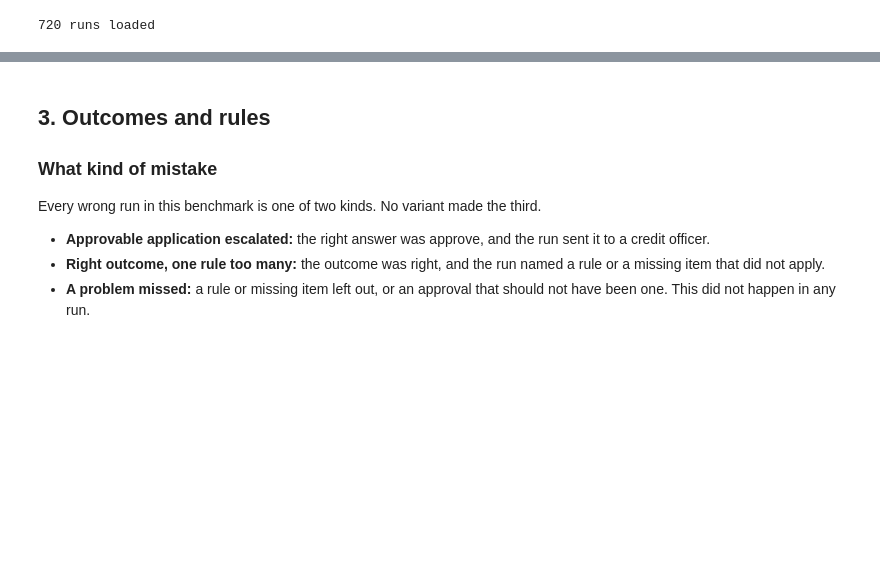
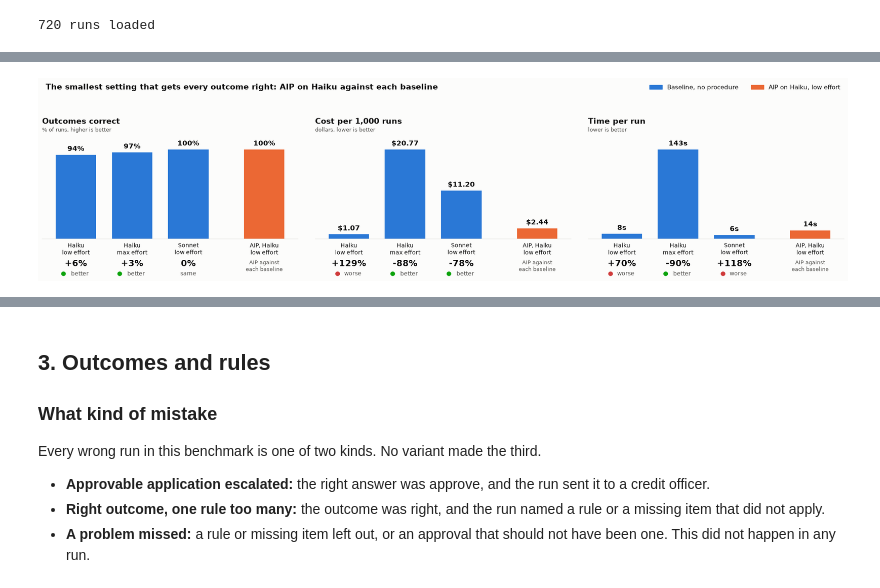
Before and after one commit to zach-blumenfeld/graph-memory-system-one-demo, a Jupyter notebook: loan-bench-aip-demo/analysis.ipynb, the cells around one changed output, grey strips where cells are left out. Cells and saved outputs as stored; diff of their text form; code cells hidden in the pictures; blank space fills up the shorter version.

```diff
--- a/loan-bench-aip-demo/analysis.ipynb
+++ b/loan-bench-aip-demo/analysis.ipynb
@@ -462,0 +468,4 @@ against_figure(["outcome", "cost", "time"], "Key results: AIP on Haiku at low ef
+# %%
+against_figure(["outcome", "cost", "time"], "The smallest setting that gets every outcome right: AIP on Haiku against each baseline", "finding-2.png")
+# %% [output]
+[figure, added]
```
Also changed, not shown: parts of 12 cells of this notebook, 2 other files.
